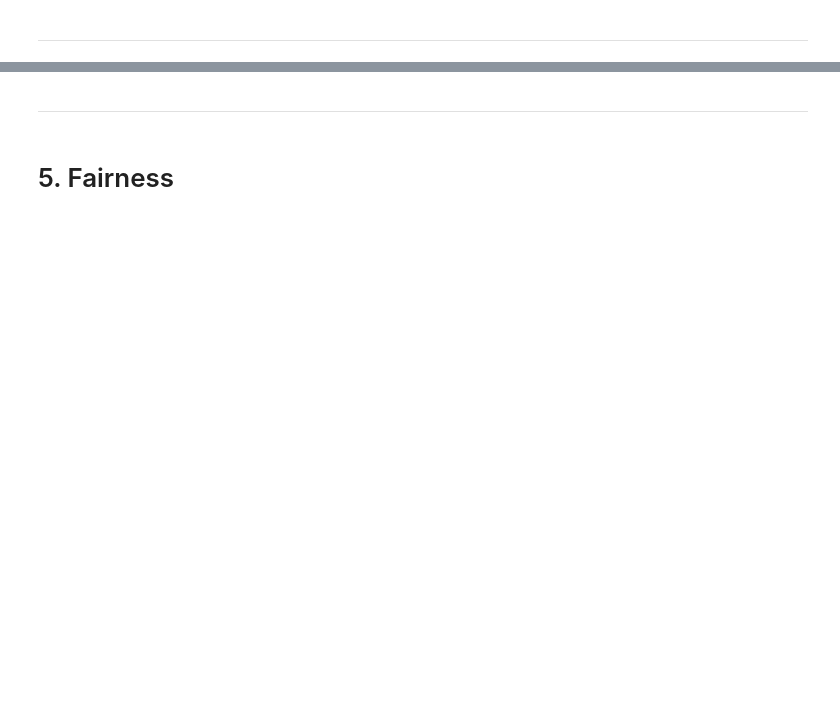
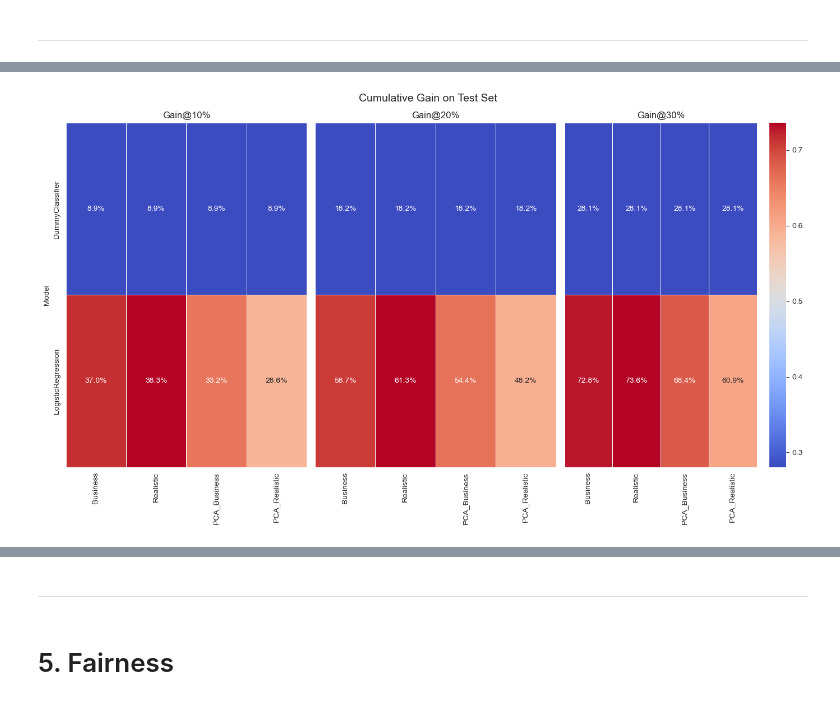
Before and after one commit to UnicornnGrg/AppliedMachineLearning, a Jupyter notebook: Project_Report.ipynb, the cells around one changed output, grey strips where cells are left out. Cells and saved outputs as stored; diff of their text form; code cells hidden in the pictures; blank space fills up the shorter version.

```diff
--- a/Project_Report.ipynb
+++ b/Project_Report.ipynb
@@ -1355,0 +1263,94 @@ Calculating Cumulative Gain for all models on Test Set...
+# %%
+gain_rows = []
+
+for res in all_results:
+    model_name = res["Model"]
+    dataset_name = res["Dataset"]
+    model = res["Model_Instance"]
+
+    X_test = data_splits[dataset_name]["X_test"]
+    y_test = np.asarray(data_splits[dataset_name]["y_test"])
+
+    # Predicted scores (probability if available, otherwise class prediction)
+    y_score = (
+        model.predict_proba(X_test)[:, 1]
+        if hasattr(model, "predict_proba")
+        else model.predict(X_test)
+    )
+
+    # Sort by predicted score descending
+    sorted_idx = np.argsort(y_score)[::-1]
+    sorted_y = y_test[sorted_idx]
+
+    # Cumulative gain
+    cum_pos = np.cumsum(sorted_y)
+    total_pos = cum_pos[-1] if len(cum_pos) > 0 else 0
+    if total_pos == 0:
+        continue
+
+    cum_gain = cum_pos / total_pos
+    n = len(cum_gain)
+
+    def gain_at(p):
+        idx = max(0, int(p * n) - 1)
+        return cum_gain[idx]
+
+    gain_rows.append({
+        "Model": model_name,
+        "Dataset": dataset_name,
+        "Gain@10%": gain_at(0.10),
+        "Gain@20%": gain_at(0.20),
+        "Gain@30%": gain_at(0.30),
+    })
+
+gain_df = pd.DataFrame(gain_rows)
+
+# Keep best run per Model–Dataset pair (based on Gain@10%)
+gain_df = (
+    gain_df.sort_values("Gain@10%", ascending=False)
+           .drop_duplicates(subset=["Model", "Dataset"], keep="first")
+)
+
+# Custom order (adjust if you removed Statistical sets earlier)
+model_order = ["DummyClassifier", "LogisticRegression", "RandomForest", "XGBoost", "NeuralNetwork"]
+dataset_order = ["Business", "Realistic", "PCA_Business", "PCA_Realistic"]
+
+gain_df["Model"] = pd.Categorical(gain_df["Model"], categories=model_order, ordered=True)
+gain_df["Dataset"] = pd.Categorical(gain_df["Dataset"], categories=dataset_order, ordered=True)
+
+
+# Plot three heatmaps (10% / 20% / 30%)
+fig, axes = plt.subplots(1, 3, figsize=(14, 8), sharey=True)
+
+metrics = ["Gain@10%", "Gain@20%", "Gain@30%"]
+
+for ax, metric in zip(axes, metrics):
+    pivot = gain_df.pivot_table(
+        index="Model",
+        columns="Dataset",
+        values=metric,
+        aggfunc="mean"
+    )
+
+    sns.heatmap(
+        pivot,
+        annot=True,
+        fmt=".1%",
+        cmap="coolwarm",
+        linewidths=0.5,
+        ax=ax,
+        cbar=ax is axes[-1]  # show colorbar only once
+    )
+
+    ax.set_title(metric)
+    ax.set_xlabel("")
+    if ax is axes[0]:
+        ax.set_ylabel("Model")
+    else:
+        ax.set_ylabel("")
+
+plt.suptitle("Cumulative Gain on Test Set", fontsize=14)
+plt.tight_layout()
+plt.show()
+# %% [output]
+[figure, added]
```
Also changed, not shown: parts of 20 cells of this notebook.
